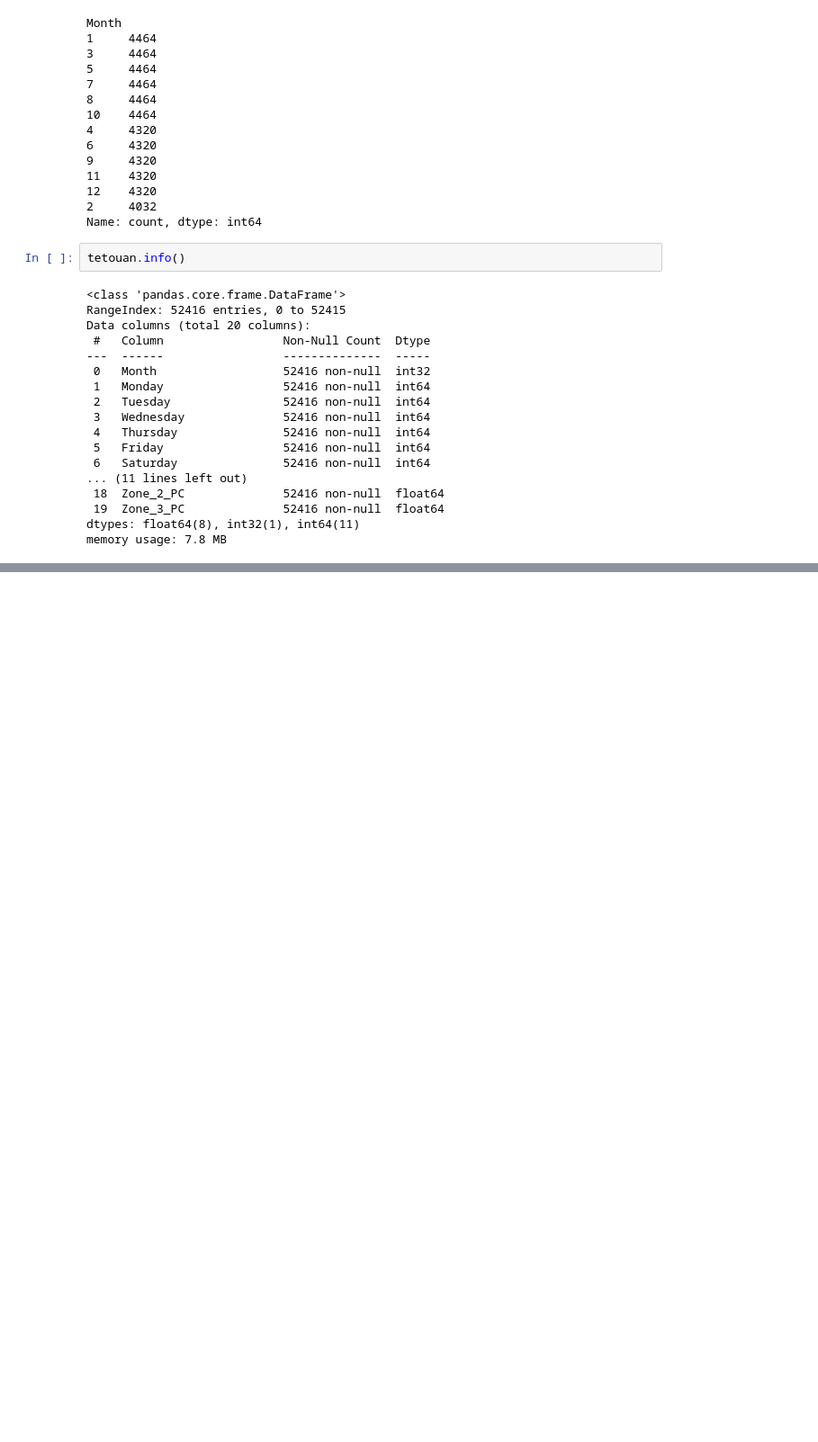
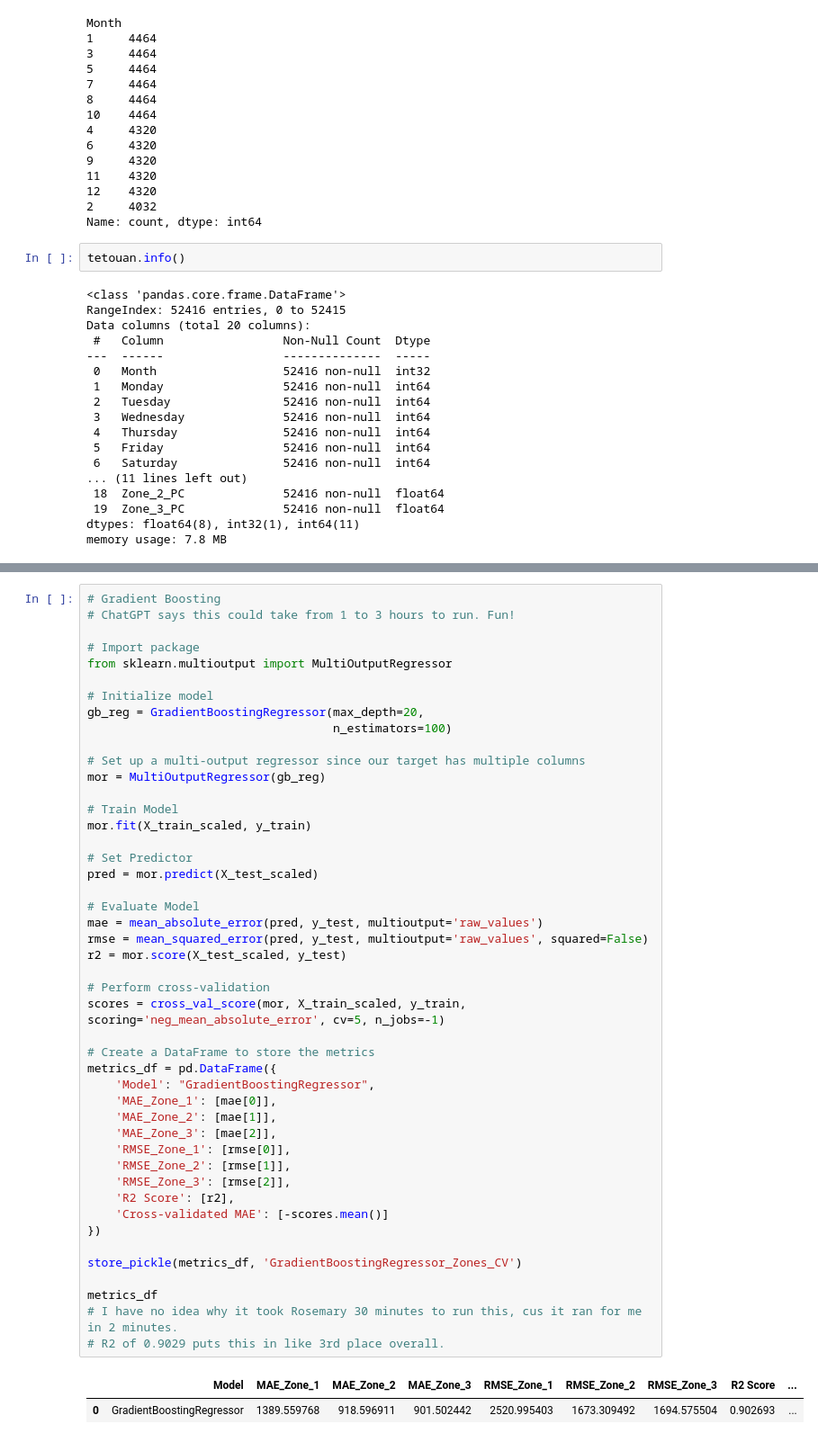
Before and after one commit to JosMal96/powerhouse-squad-project, a Jupyter notebook: Machine Learning.ipynb, the cells around one changed output, grey strips where cells are left out. Shown at 90% size. Saved outputs shown, nothing was run; the diff lists cells and outputs as text; blank space fills up the shorter version.

```diff
--- a/Machine Learning.ipynb
+++ b/Machine Learning.ipynb
@@ -505,0 +420,49 @@ y_train
+# %%
+# Gradient Boosting
+# ChatGPT says this could take from 1 to 3 hours to run. Fun!
+
+# Import package
+from sklearn.multioutput import MultiOutputRegressor
+
+# Initialize model
+gb_reg = GradientBoostingRegressor(max_depth=20,
+                                   n_estimators=100)
+
+# Set up a multi-output regressor since our target has multiple columns
+mor = MultiOutputRegressor(gb_reg)
+
+# Train Model
+mor.fit(X_train_scaled, y_train)
+
+# Set Predictor
+pred = mor.predict(X_test_scaled)
+
+# Evaluate Model
+mae = mean_absolute_error(pred, y_test, multioutput='raw_values')
+rmse = mean_squared_error(pred, y_test, multioutput='raw_values', squared=False)
+r2 = mor.score(X_test_scaled, y_test)
+
+# Perform cross-validation
+scores = cross_val_score(mor, X_train_scaled, y_train, scoring='neg_mean_absolute_error', cv=5, n_jobs=-1)
+
+# Create a DataFrame to store the metrics
+metrics_df = pd.DataFrame({
+    'Model': "GradientBoostingRegressor",
+    'MAE_Zone_1': [mae[0]],
+    'MAE_Zone_2': [mae[1]],
+    'MAE_Zone_3': [mae[2]],
+    'RMSE_Zone_1': [rmse[0]],
+    'RMSE_Zone_2': [rmse[1]],
+    'RMSE_Zone_3': [rmse[2]],
+    'R2 Score': [r2],
+    'Cross-validated MAE': [-scores.mean()]
+})
+
+store_pickle(metrics_df, 'GradientBoostingRegressor_Zones_CV')
+
+metrics_df
+# I have no idea why it took Rosemary 30 minutes to run this, cus it ran for me in 2 minutes.
+# R2 of 0.9029 puts this in like 3rd place overall.
+# %% [output]
+|  | Model | MAE_Zone_1 | MAE_Zone_2 | MAE_Zone_3 | RMSE_Zone_1 | RMSE_Zone_2 | RMSE_Zone_3 | R2 Score | ... |
+| 0 | GradientBoostingRegressor | 1389.559768 | 918.596911 | 901.502442 | 2520.995403 | 1673.309492 | 1694.575504 | 0.902693 | ... |
```
Also changed, not shown: parts of 43 cells of this notebook, 4 other files.
